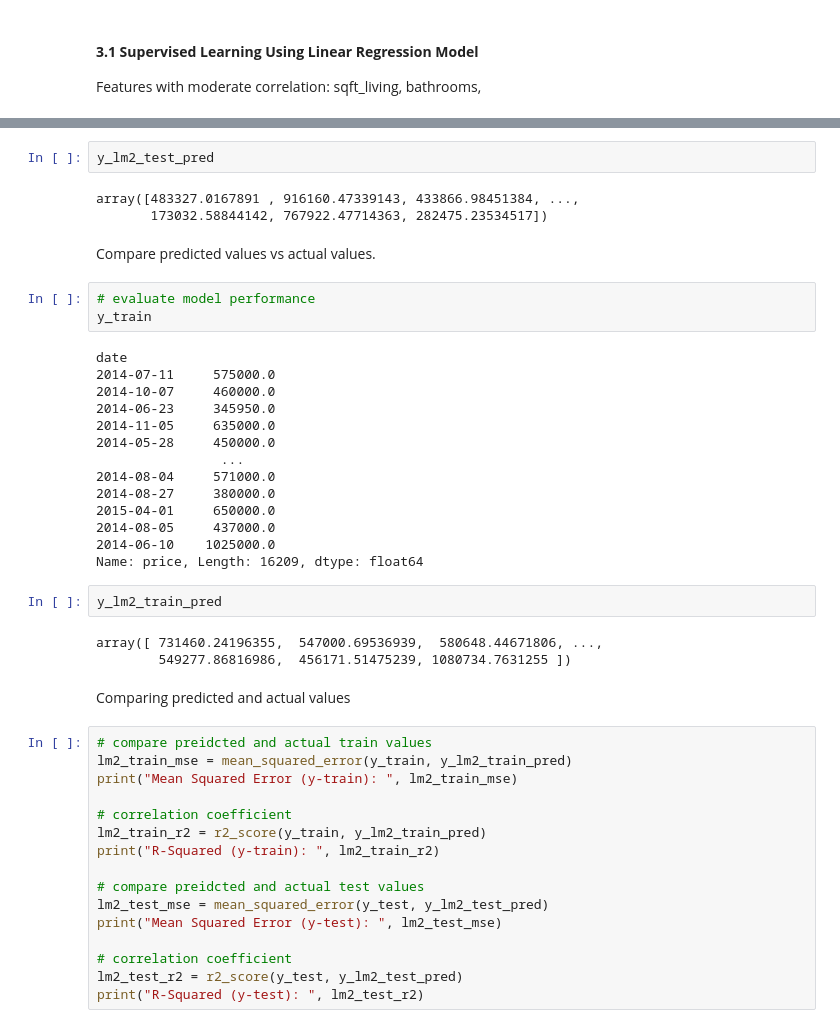
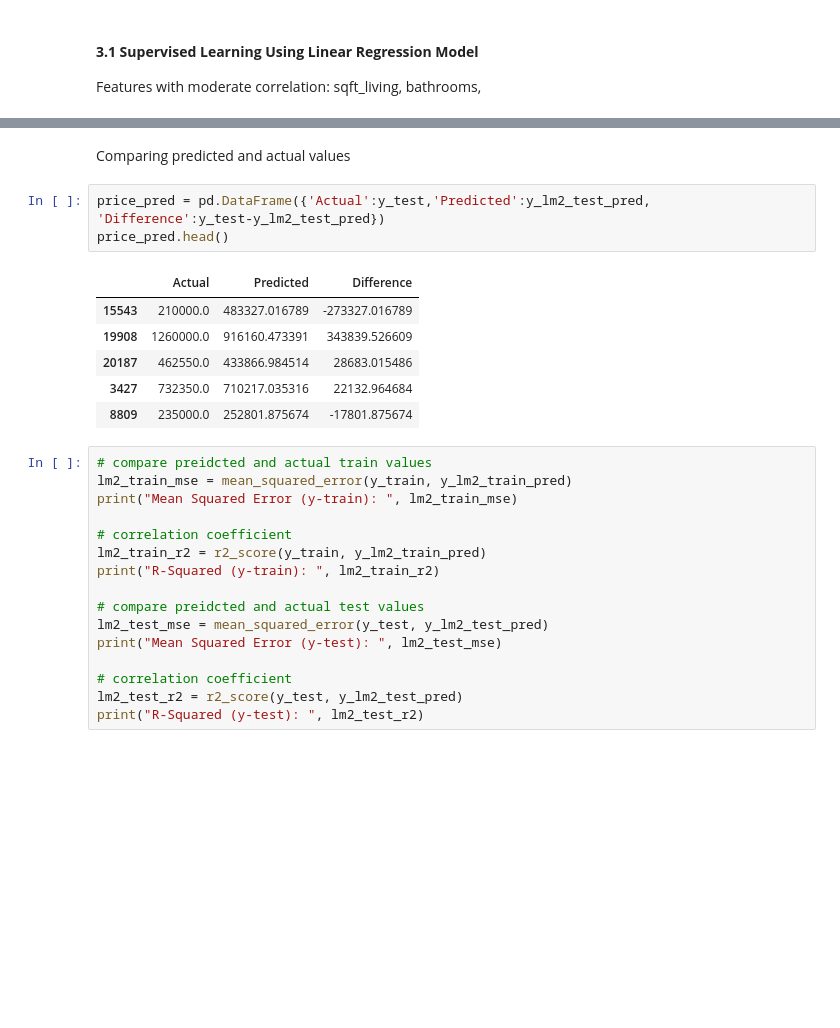
Before and after one commit to renaqd/team5-ADS500B, a Jupyter notebook: FinalProject_team5.ipynb, the cells around one changed output, grey strips where cells are left out. Saved outputs shown, nothing was run; the diff lists cells and outputs as text; blank space fills up the shorter version.

```diff
--- a/FinalProject_team5.ipynb
+++ b/FinalProject_team5.ipynb
@@ -400,34 +378,15 @@ array([ 731460.24196355,  547000.69536939,  580648.44671806, ...,
-# %%
-y_lm2_test_pred
-# %% [output]
-array([483327.0167891 , 916160.47339143, 433866.98451384, ...,
-       173032.58844142, 767922.47714363, 282475.23534517])
-# %% [markdown]
-Compare predicted values vs actual values.
-# %%
-# evaluate model performance
-y_train
-# %% [output]
-date
-2014-07-11     575000.0
-2014-10-07     460000.0
-2014-06-23     345950.0
-2014-11-05     635000.0
-2014-05-28     450000.0
-                ...
-2014-08-04     571000.0
-2014-08-27     380000.0
-2015-04-01     650000.0
-2014-08-05     437000.0
-2014-06-10    1025000.0
-Name: price, Length: 16209, dtype: float64
-# %%
-y_lm2_train_pred
-# %% [output]
-array([ 731460.24196355,  547000.69536939,  580648.44671806, ...,
-        549277.86816986,  456171.51475239, 1080734.7631255 ])
 # %% [markdown]
 Comparing predicted and actual values
+# %%
+price_pred = pd.DataFrame({'Actual':y_test,'Predicted':y_lm2_test_pred, 'Difference':y_test-y_lm2_test_pred})
+price_pred.head()
+# %% [output]
+|  | Actual | Predicted | Difference |
+| 15543 | 210000.0 | 483327.016789 | -273327.016789 |
+| 19908 | 1260000.0 | 916160.473391 | 343839.526609 |
+| 20187 | 462550.0 | 433866.984514 | 28683.015486 |
+| 3427 | 732350.0 | 710217.035316 | 22132.964684 |
+| 8809 | 235000.0 | 252801.875674 | -17801.875674 |
 # %%
 # compare preidcted and actual train values
 lm2_train_mse = mean_squared_error(y_train, y_lm2_train_pred)
```
Also changed, not shown: parts of 22 cells of this notebook.
